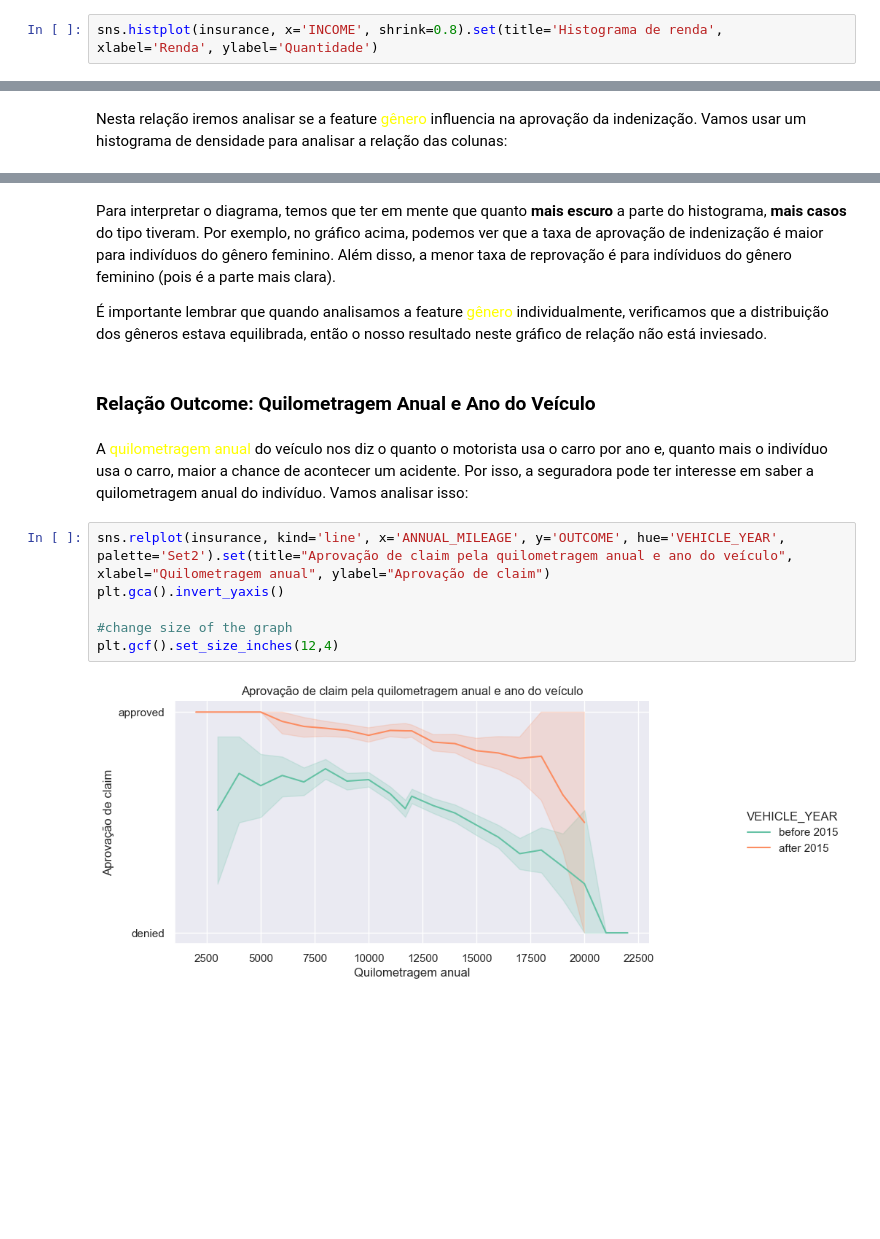
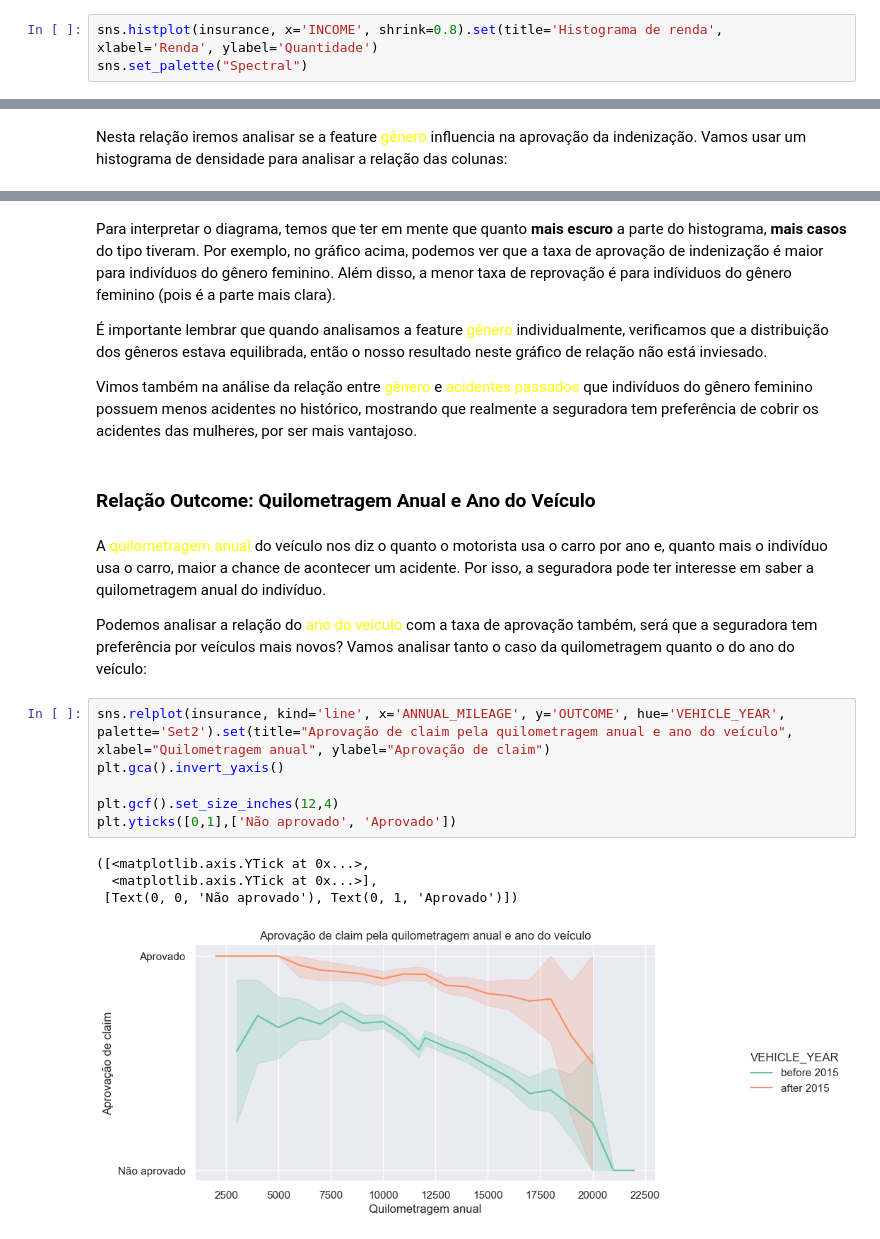
Before and after one commit to AlexsanderBenatti/Turing-case, a Jupyter notebook: Análise I/analise_e_modelos.ipynb, the cells around one changed output, grey strips where cells are left out. Drawn from its saved outputs; the diff is of its cells as text; blank space fills up the shorter version.

```diff
--- a/Análise I/analise_e_modelos.ipynb
+++ b/Análise I/analise_e_modelos.ipynb
@@ -418,3 +427,4 @@ Quando analisamos o histograma da renda dos indivíduos, podemos descobrir qual
 # %%
 sns.histplot(insurance, x='INCOME', shrink=0.8).set(title='Histograma de renda', xlabel='Renda', ylabel='Quantidade')
+sns.set_palette("Spectral")
 # %% [output]
@@ -806,15 +815,22 @@ plt.yticks([0,1],['Não Aprovado', 'Aprovado'])
 Para interpretar o diagrama, temos que ter em mente que quanto **mais escuro** a parte do histograma, **mais casos** do tipo tiveram. Por exemplo, no gráfico acima, podemos ver que a taxa de aprovação de indenização é maior para indivíduos do gênero feminino. Além disso, a menor taxa de reprovação é para indíviduos do gênero feminino (pois é a parte mais clara).
 
 É importante lembrar que quando analisamos a feature <font color='yellow'>gênero</font> individualmente, verificamos que a distribuição dos gêneros estava equilibrada, então o nosso resultado neste gráfico de relação não está inviesado.
+
+Vimos também na análise da relação entre <font color='yellow'>gênero</font> e <font color='yellow'>acidentes passados</font> que indivíduos do gênero feminino possuem menos acidentes no histórico, mostrando que realmente a seguradora tem preferência de cobrir os acidentes das mulheres, por ser mais vantajoso.
 # %% [markdown]
 ### Relação Outcome: Quilometragem Anual e Ano do Veículo
 # %% [markdown]
-A <font color='yellow'>quilometragem anual</font> do veículo nos diz o quanto o motorista usa o carro por ano e, quanto mais o indivíduo usa o carro, maior a chance de acontecer um acidente. Por isso, a seguradora pode ter interesse em saber a quilometragem anual do indivíduo. Vamos analisar isso:
+A <font color='yellow'>quilometragem anual</font> do veículo nos diz o quanto o motorista usa o carro por ano e, quanto mais o indivíduo usa o carro, maior a chance de acontecer um acidente. Por isso, a seguradora pode ter interesse em saber a quilometragem anual do indivíduo.
+
+Podemos analisar a relação do <font color='yellow'>ano do veículo</font> com a taxa de aprovação também, será que a seguradora tem preferência por veículos mais novos? Vamos analisar tanto o caso da quilometragem quanto o do ano do veículo:
 # %%
 sns.relplot(insurance, kind='line', x='ANNUAL_MILEAGE', y='OUTCOME', hue='VEHICLE_YEAR', palette='Set2').set(title="Aprovação de claim pela quilometragem anual e ano do veículo", xlabel="Quilometragem anual", ylabel="Aprovação de claim")
 plt.gca().invert_yaxis()
 
-#change size of the graph
 plt.gcf().set_size_inches(12,4)
+plt.yticks([0,1],['Não aprovado', 'Aprovado'])
 # %% [output]
+([<matplotlib.axis.YTick at 0x...>,
+  <matplotlib.axis.YTick at 0x...>],
+ [Text(0, 0, 'Não aprovado'), Text(0, 1, 'Aprovado')])
-[figure, old version]
+[figure, new version]
```
Also changed, not shown: parts of 42 cells of this notebook.
